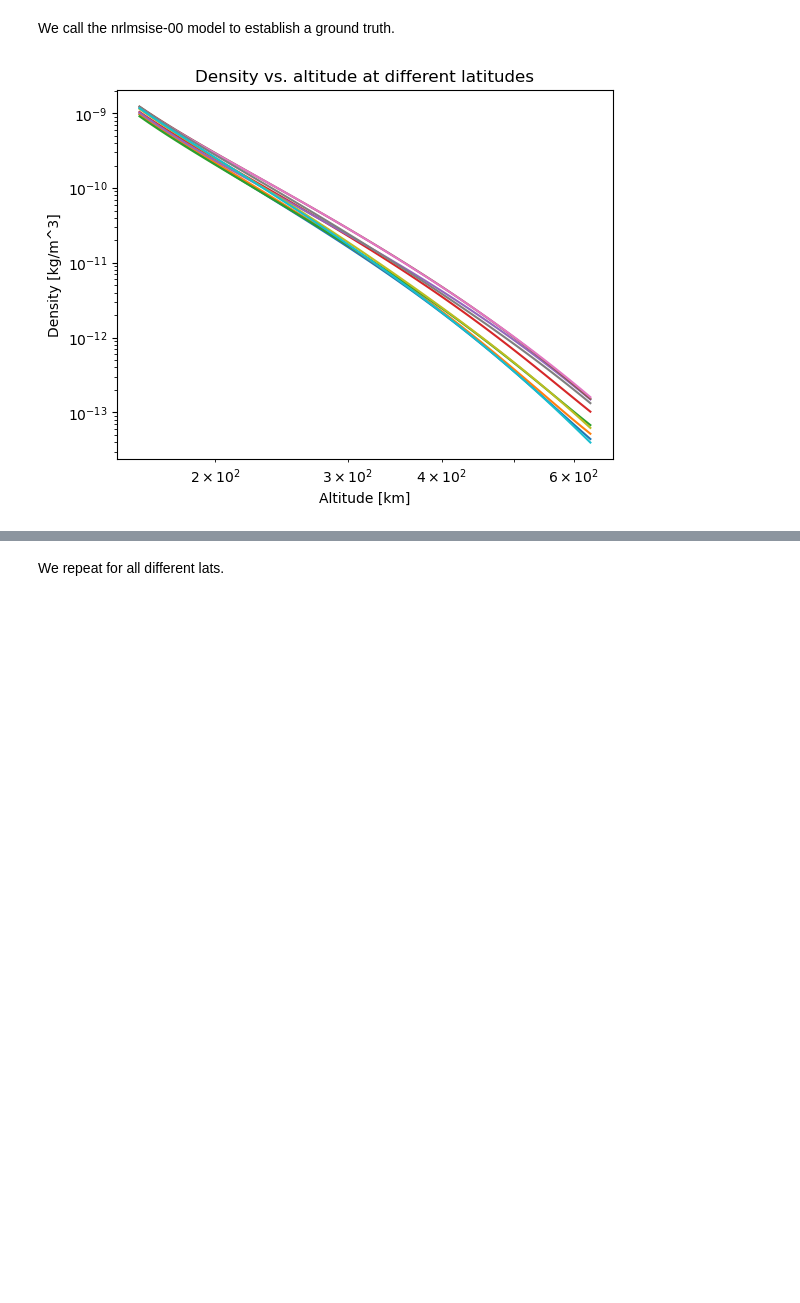
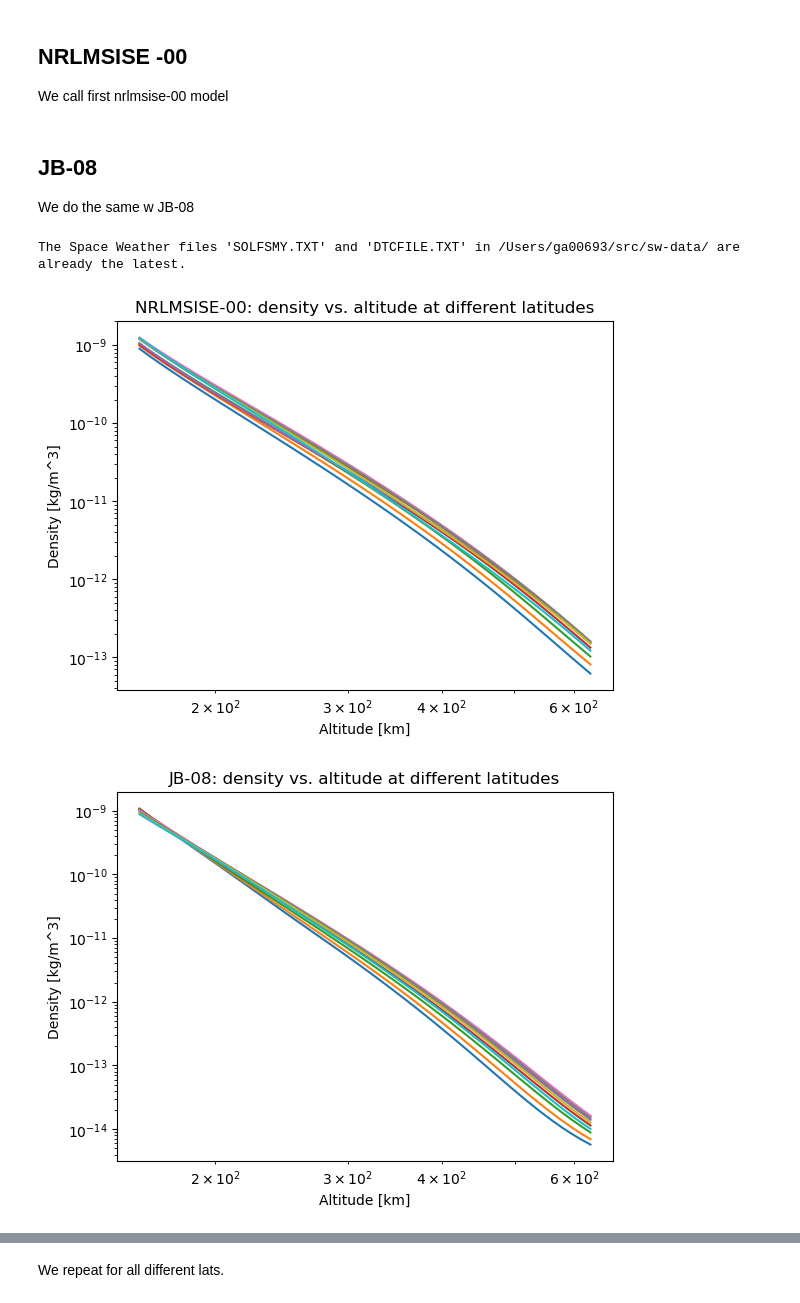
Before and after one commit to esa/thermonets, a Jupyter notebook: notebooks/rho_altitude_fit.ipynb, the cells around one changed output, grey strips where cells are left out. Saved outputs shown, nothing was run; the diff lists cells and outputs as text; code cells hidden in the pictures; blank space fills up the shorter version.

```diff
--- a/notebooks/rho_altitude_fit.ipynb
+++ b/notebooks/rho_altitude_fit.ipynb
@@ -22,18 +26,44 @@ from mpl_toolkits import mplot3d
-# %% [markdown]
-We call the nrlmsise-00 model to establish a ground truth.
+# %% [markdown]
+## NRLMSISE -00
+We call first nrlmsise-00 model
 # %%
 altitudes = np.logspace(2.2,2.8,50)
-lats =  np.linspace(-150., 150., 10)
+lats =  np.linspace(-90., 90., 10)
 lon = 60
 f107A = 150.
 f107 = 150.
 ap = 4.
-rho = msise_flat(datetime(2009, 6, 21, 8, 3, 20), altitudes[None,:], lats[:,None], lon, f107A, f107, ap)[:,:,5] * 1e3
+rho_nrlmsise00 = msise_flat(datetime(2009, 6, 21, 8, 3, 20), altitudes[None,:], lats[:,None], lon, f107A, f107, ap)[:,:,5] * 1e3
+# %% [markdown]
+## JB-08
+
+We do the same w JB-08
+# %%
+#we prepare the necessary information for calling JB-08 model:
+#first the space weather data
+swfile = pyatmos.download_sw_jb2008()
+swdata = pyatmos.read_sw_jb2008(swfile)
+#then the date
+date = datetime(2010, 6, 21, 8, 3, 20)
+
+rho_jb08 = np.zeros((len(lats),len(altitudes)))
+for j in range(len(altitudes)):
+    for i in range(len(lats)):
+        rho_jb08[i,j]=pyatmos.jb2008(date,(lats[i], lon, altitudes[j]), swdata).rho
+# %% [output]
+The Space Weather files 'SOLFSMY.TXT' and 'DTCFILE.TXT' in /Users/ga00693/src/sw-data/ are already the latest.
 # %%
-plt.loglog(altitudes, rho.T)
-plt.title("Density vs. altitude at different latitudes")
+plt.loglog(altitudes, rho_nrlmsise00.T)
+plt.title("NRLMSISE-00: density vs. altitude at different latitudes")
 plt.xlabel("Altitude [km]")
 plt.ylabel("Density [kg/m^3]");
+
+plt.figure()
+plt.loglog(altitudes, rho_jb08.T)
+plt.title("JB-08: density vs. altitude at different latitudes")
+plt.xlabel("Altitude [km]")
+plt.ylabel("Density [kg/m^3]");
 # %% [output]
-[figure, old version]
+[figure, new version]
+[figure, added]
 # %% [markdown]
```
Also changed, not shown: parts of 12 cells of this notebook.
